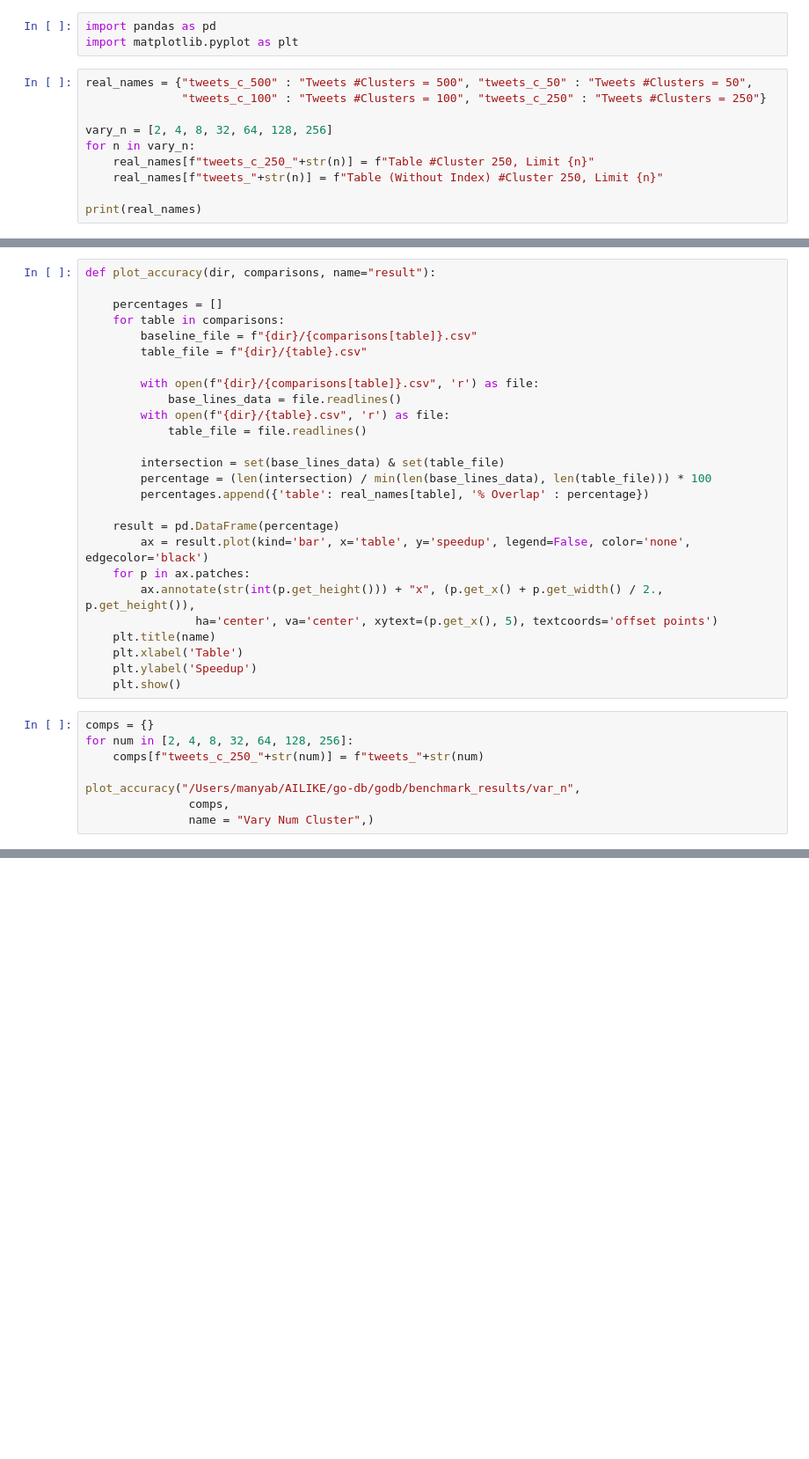
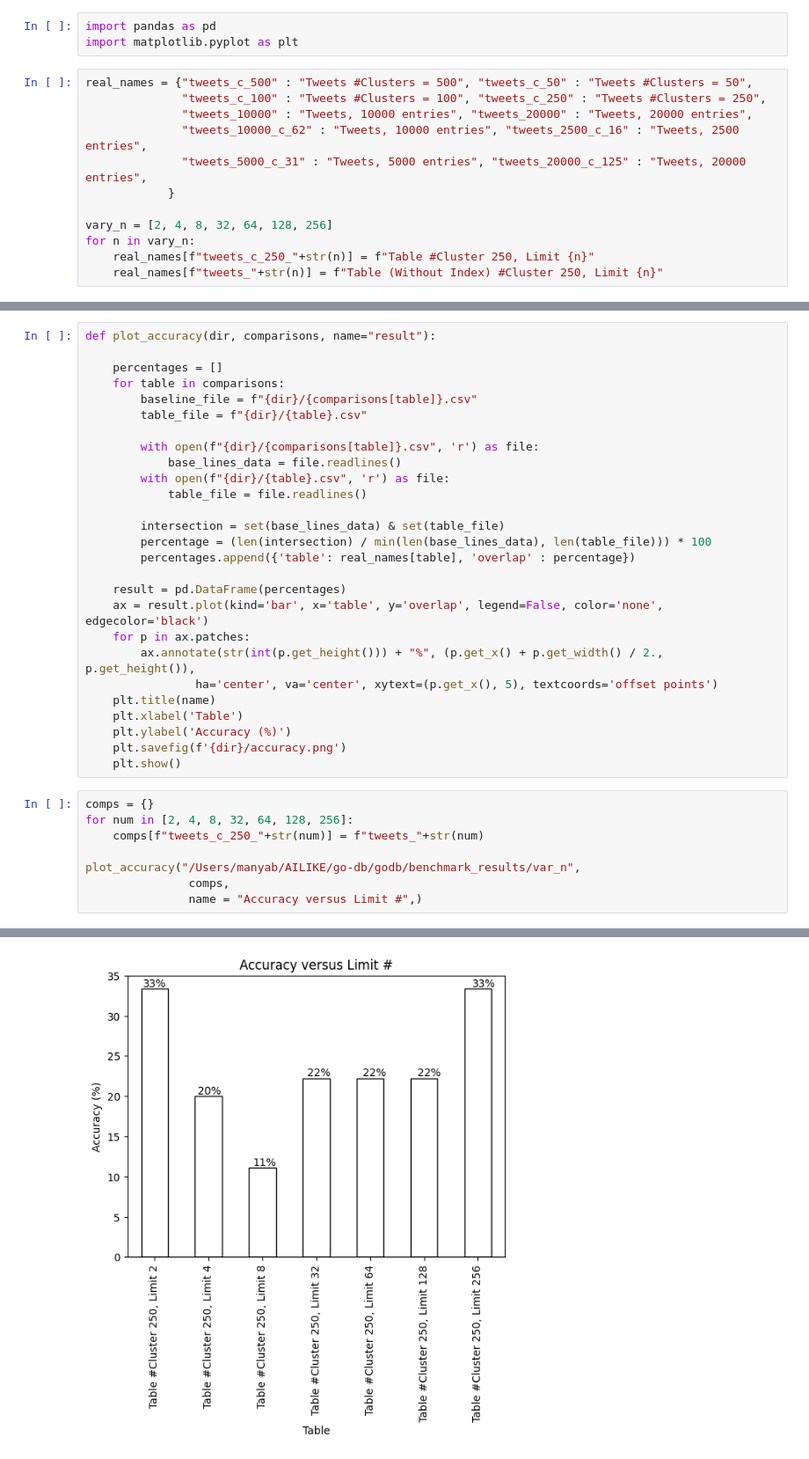
Before and after one commit to PeterHolderrieth/AILIKE, a Jupyter notebook: go-db/godb/benchmark_results/Untitled.ipynb, the cells around one changed output, grey strips where cells are left out. Shown at 88% size. Cells and saved outputs as stored; diff of their text form; blank space fills up the shorter version.

```diff
--- a/go-db/godb/benchmark_results/Untitled.ipynb
+++ b/go-db/godb/benchmark_results/Untitled.ipynb
@@ -3,11 +3,13 @@ import pandas as pd
 import matplotlib.pyplot as plt
 # %%
 real_names = {"tweets_c_500" : "Tweets #Clusters = 500", "tweets_c_50" : "Tweets #Clusters = 50",
-              "tweets_c_100" : "Tweets #Clusters = 100", "tweets_c_250" : "Tweets #Clusters = 250"}
+              "tweets_c_100" : "Tweets #Clusters = 100", "tweets_c_250" : "Tweets #Clusters = 250",
+              "tweets_10000" : "Tweets, 10000 entries", "tweets_20000" : "Tweets, 20000 entries",
+              "tweets_10000_c_62" : "Tweets, 10000 entries", "tweets_2500_c_16" : "Tweets, 2500 entries",
+              "tweets_5000_c_31" : "Tweets, 5000 entries", "tweets_20000_c_125" : "Tweets, 20000 entries",
+            }
 
 vary_n = [2, 4, 8, 32, 64, 128, 256]
 for n in vary_n:
     real_names[f"tweets_c_250_"+str(n)] = f"Table #Cluster 250, Limit {n}"
     real_names[f"tweets_"+str(n)] = f"Table (Without Index) #Cluster 250, Limit {n}"
-
-print(real_names)
@@ -63,16 +64,17 @@ def plot_accuracy(dir, comparisons, name="result"):
 
         intersection = set(base_lines_data) & set(table_file)
         percentage = (len(intersection) / min(len(base_lines_data), len(table_file))) * 100
-        percentages.append({'table': real_names[table], '% Overlap' : percentage})
+        percentages.append({'table': real_names[table], 'overlap' : percentage})
 
-    result = pd.DataFrame(percentage)
-        ax = result.plot(kind='bar', x='table', y='speedup', legend=False, color='none', edgecolor='black')
+    result = pd.DataFrame(percentages)
+    ax = result.plot(kind='bar', x='table', y='overlap', legend=False, color='none', edgecolor='black')
     for p in ax.patches:
-        ax.annotate(str(int(p.get_height())) + "x", (p.get_x() + p.get_width() / 2., p.get_height()),
+        ax.annotate(str(int(p.get_height())) + "%", (p.get_x() + p.get_width() / 2., p.get_height()),
                 ha='center', va='center', xytext=(p.get_x(), 5), textcoords='offset points')
     plt.title(name)
     plt.xlabel('Table')
-    plt.ylabel('Speedup')
+    plt.ylabel('Accuracy (%)')
+    plt.savefig(f'{dir}/accuracy.png')
     plt.show()
 # %%
 comps = {}
@@ -81,5 +83,5 @@ for num in [2, 4, 8, 32, 64, 128, 256]:
 
 plot_accuracy("/Users/manyab/AILIKE/go-db/godb/benchmark_results/var_n",
                comps,
-               name = "Vary Num Cluster",)
+               name = "Accuracy versus Limit #",)
 # %% [output]
@@ -92,0 +88 @@ plot_accuracy("/Users/manyab/AILIKE/go-db/godb/benchmark_results/var_n",
+[figure, added]
```
Also changed, not shown: parts of 7 cells of this notebook, 47 other files.
